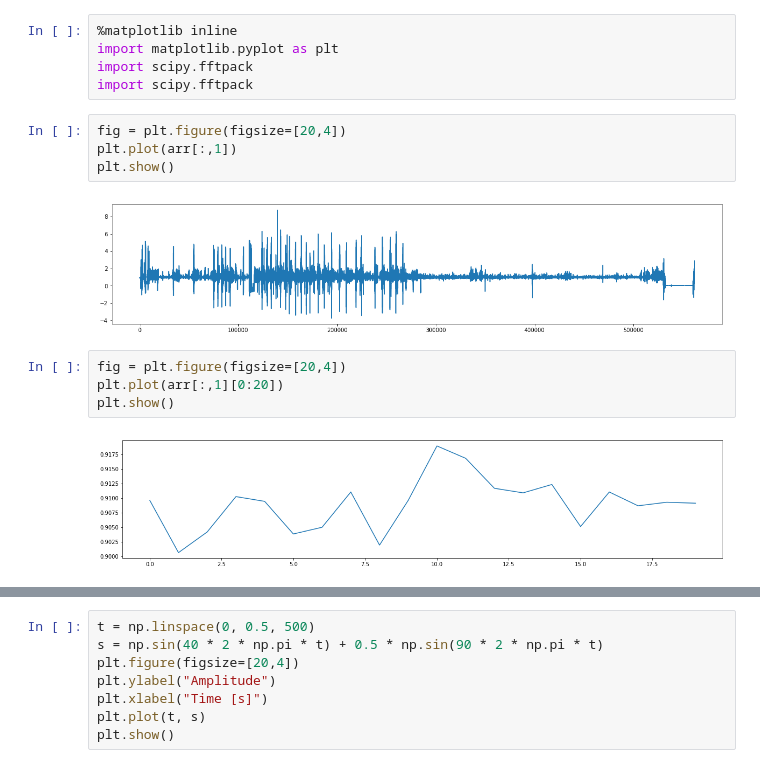
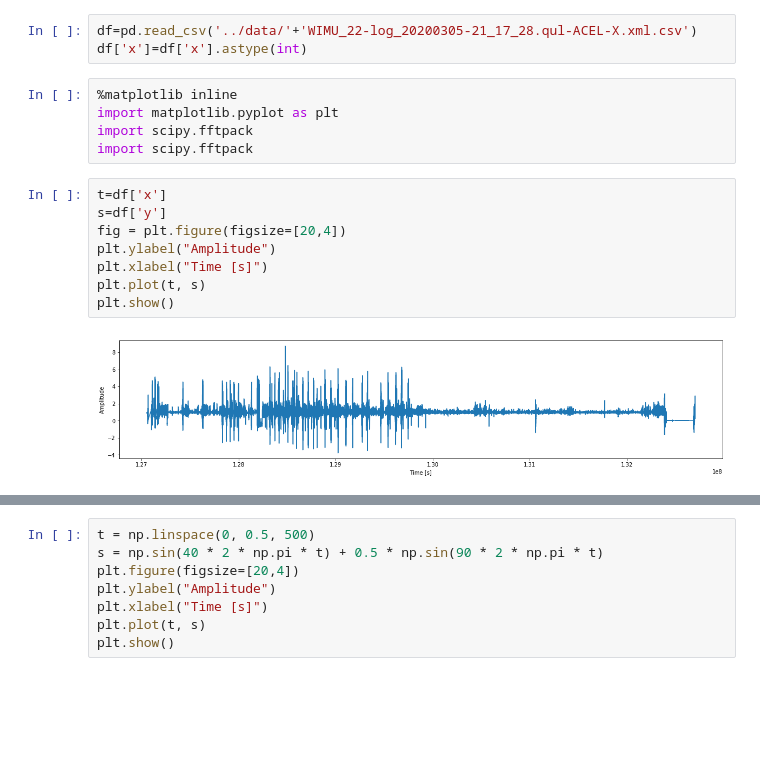
Before and after one commit to DataSEARCH-UOM/cricket_analytics, a Jupyter notebook: fft/fft.ipynb, the cells around one changed output, grey strips where cells are left out. Drawn from its saved outputs; the diff is of its cells as text; blank space fills up the shorter version.

Commit message:
Converted data to csv

```diff
--- a/fft/fft.ipynb
+++ b/fft/fft.ipynb
@@ -19,17 +25,18 @@ for point in points:
+# %%
+df=pd.read_csv('../data/'+'WIMU_22-log_20200305-21_17_28.qul-ACEL-X.xml.csv')
+df['x']=df['x'].astype(int)
 # %%
 %matplotlib inline
 import matplotlib.pyplot as plt
 import scipy.fftpack
 import scipy.fftpack
 # %%
+t=df['x']
+s=df['y']
 fig = plt.figure(figsize=[20,4])
-plt.plot(arr[:,1])
+plt.ylabel("Amplitude")
+plt.xlabel("Time [s]")
+plt.plot(t, s)
 plt.show()
 # %% [output]
-[figure, old version]
+[figure, new version]
-# %%
-fig = plt.figure(figsize=[20,4])
-plt.plot(arr[:,1][0:20])
-plt.show()
-# %% [output]
-[figure, removed]
```
Also changed, not shown: parts of 7 cells of this notebook, 3 other files.
